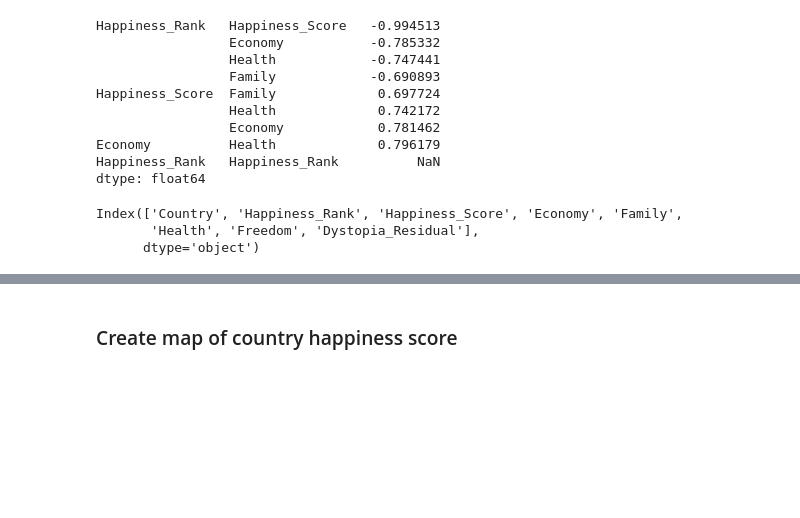
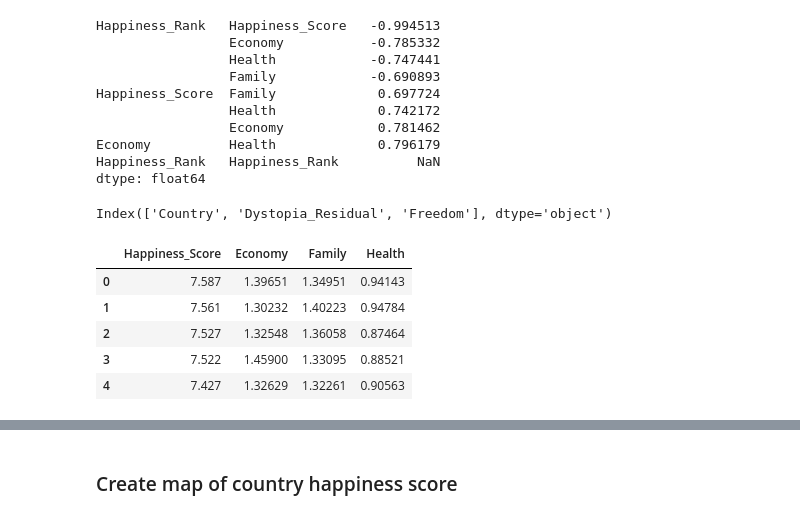
Before and after one commit to aalouane/DataScience-Projects, a Jupyter notebook: hapinness score/hapiness_score.ipynb, the cells around one changed output, grey strips where cells are left out. Saved outputs shown, nothing was run; the diff lists cells and outputs as text; code cells hidden in the pictures; blank space fills up the shorter version.

```diff
--- a/hapinness score/hapiness_score.ipynb
+++ b/hapinness score/hapiness_score.ipynb
@@ -321,8 +321,16 @@ Happiness_Rank   Happiness_Rank          NaN
 dtype: float64
 # %%
 cols_except = ['Happiness_Rank','Happiness_Score', 'Economy', 'Health', 'Family']
-min_happiness.columns.difference(col)
+min_happiness.columns.difference(cols_except)
 # %% [output]
-Index(['Country', 'Happiness_Rank', 'Happiness_Score', 'Economy', 'Family',
-       'Health', 'Freedom', 'Dystopia_Residual'],
-      dtype='object')
+Index(['Country', 'Dystopia_Residual', 'Freedom'], dtype='object')
+# %%
+min_happiness.drop(['Country', 'Happiness_Rank', 'Dystopia_Residual', 'Freedom'], axis=1, inplace=True)
+min_happiness.head()
+# %% [output]
+|  | Happiness_Score | Economy | Family | Health |
+| 0 | 7.587 | 1.39651 | 1.34951 | 0.94143 |
+| 1 | 7.561 | 1.30232 | 1.40223 | 0.94784 |
+| 2 | 7.527 | 1.32548 | 1.36058 | 0.87464 |
+| 3 | 7.522 | 1.45900 | 1.33095 | 0.88521 |
+| 4 | 7.427 | 1.32629 | 1.32261 | 0.90563 |
```
Also changed, not shown: parts of 11 cells of this notebook.
